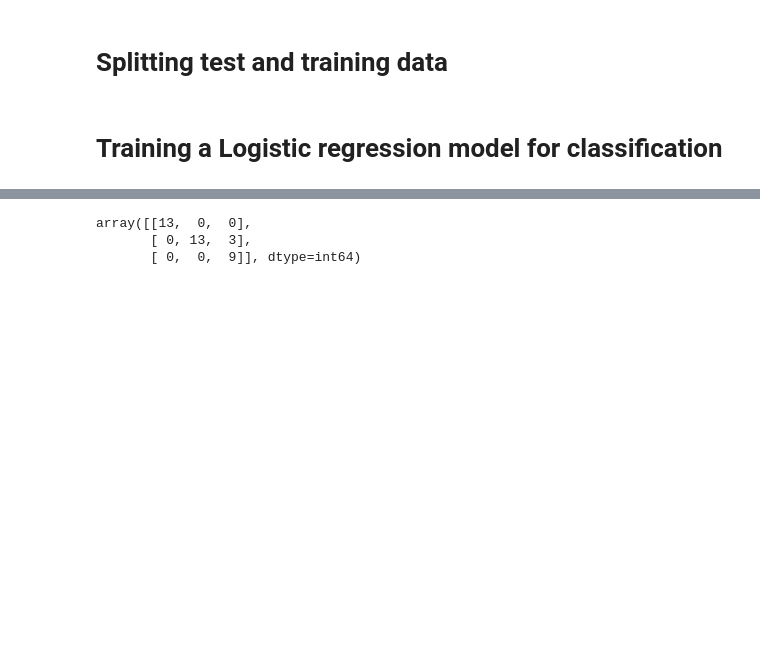
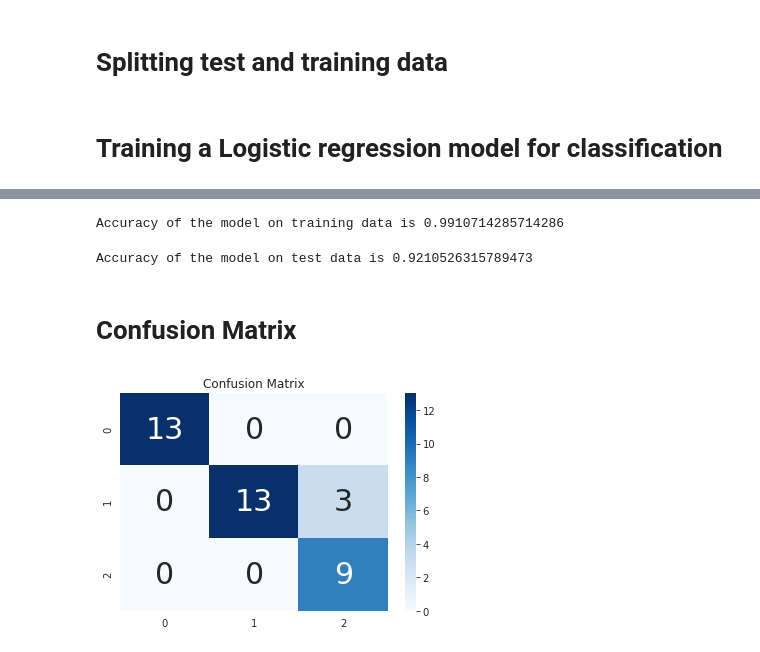
Before and after one commit to BITS-SECOND-SEM-ASSIGNMENT-GROUP-60/machine_learning, a Jupyter notebook: question_1/iris_flowers.ipynb, the cells around one changed output, grey strips where cells are left out. Cells and saved outputs as stored; diff of their text form; code cells hidden in the pictures; blank space fills up the shorter version.

Commit message:
model accuracy, confusion matrix and decision boundary

```diff
--- a/question_1/iris_flowers.ipynb
+++ b/question_1/iris_flowers.ipynb
@@ -63,3 +74,11 @@ X = iris_data[iris_data_features]
+# %%
+# Converting the class attribute which is categorical to a numeric attribute before feeding into the model
+conversion_dict = {'Iris-setosa': 0, 'Iris-versicolor': 1, 'Iris-virginica': 2}
+iris_data['class'] = iris_data['class'].replace(conversion_dict)
+
+y = iris_data['class']
+iris_data_features = ['sepallength', 'sepalwidth', 'petallength', 'petalwidth']
+X = iris_data[iris_data_features]
 # %%
 y
 # %% [output]
@@ -88,7 +107,7 @@ X.head()
 # Splitting test and training data
 # %%
 # the random_state argument guarantees we get the same split every time we run the cell
-train_X, val_X, train_y, val_y = train_test_split(X, y, random_state = 0)
+train_X, test_X, train_y, test_y = train_test_split(X, y, random_state = 0)
 # %% [markdown]
 # Training a Logistic regression model for classification
 # %%
@@ -102,2 +123,2 @@ LogisticRegression(C=15.0, class_weight=None, dual=False, fit_intercept=True,
 # %%
-y_pred = model.predict(val_X)
+predicted_y = model.predict(test_X)
@@ -112,6 +125,20 @@ model.score(val_X, val_y)
-# %%
-confusion_matrix(val_y, y_pred)
-# %% [output]
-array([[13,  0,  0],
-       [ 0, 13,  3],
-       [ 0,  0,  9]], dtype=int64)
+# %%
+print(f"Accuracy of the model on training data is {model.score(train_X, train_y)}")
+# %% [output]
+Accuracy of the model on training data is 0.9910714285714286
+# %%
+print(f"Accuracy of the model on test data is {model.score(test_X, test_y)}")
+# %% [output]
+Accuracy of the model on test data is 0.9210526315789473
+# %% [markdown]
+# Confusion Matrix
+# %%
+cm = confusion_matrix(test_y, predicted_y)
+# %%
+ax = plt.axes()
+df_cm = cm
+sns.heatmap(df_cm, annot=True, annot_kws={"size": 30}, fmt='d',cmap="Blues", ax = ax )
+ax.set_title('Confusion Matrix')
+plt.show()
+# %% [output]
+[figure, added]
```
Also changed, not shown: parts of 12 cells of this notebook.
